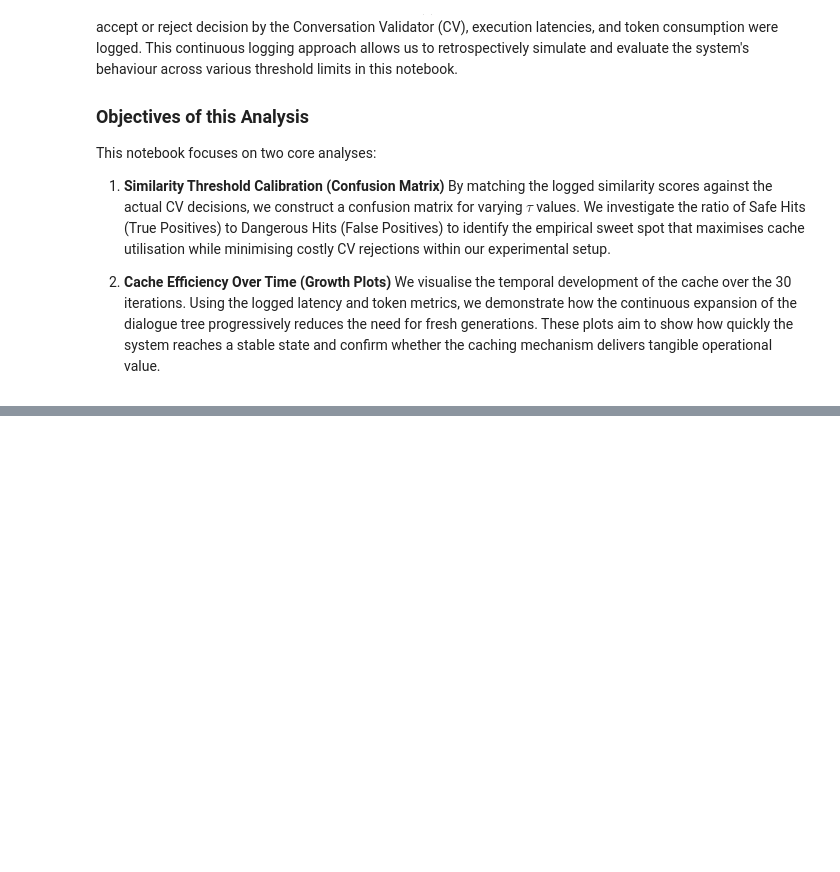
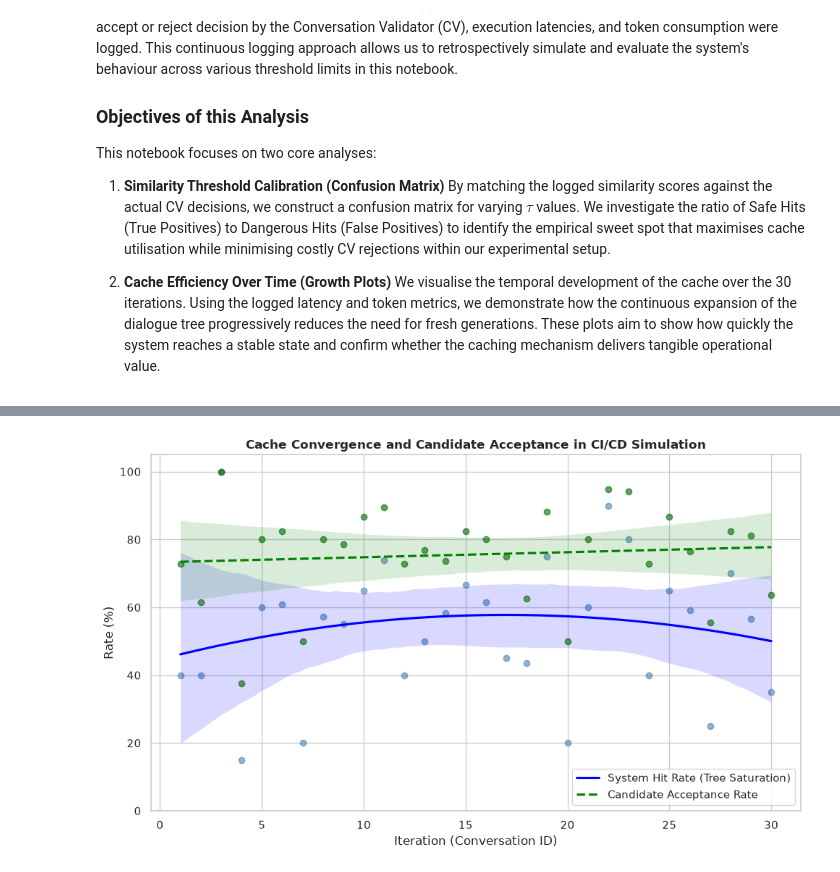
Before and after one commit to Daniel-Innsbruck/masterarbeit, a Jupyter notebook: phase_1_validation/caching_efficiency/cache_efficiency_analysis.ipynb, the cells around one changed output, grey strips where cells are left out. Drawn from its saved outputs; the diff is of its cells as text; code cells hidden in the pictures; blank space fills up the shorter version.

Commit message:
WIP: cache results

```diff
--- a/phase_1_validation/caching_efficiency/cache_efficiency_analysis.ipynb
+++ b/phase_1_validation/caching_efficiency/cache_efficiency_analysis.ipynb
@@ -130,0 +122,61 @@ Passing `palette` without assigning `hue` is deprecated and will be removed in v
+# %%
+import pandas as pd
+import numpy as np
+import matplotlib.pyplot as plt
+import seaborn as sns
+
+# Akademisches Styling für deine Masterarbeit
+sns.set_theme(style="whitegrid")
+plt.rcParams.update({'font.size': 12, 'font.family': 'sans-serif'})
+
+# Lade das DataFrame (falls nicht schon im Speicher)
+df = pd.read_csv("evaluation_dataset_full.csv")
+# %%
+import pandas as pd
+import matplotlib.pyplot as plt
+import seaborn as sns
+
+# Akademisches Styling
+sns.set_theme(style="whitegrid")
+plt.rcParams.update({'font.size': 12, 'font.family': 'sans-serif'})
+
+# 1. Datenvorbereitung (Booleans fixen)
+df_ongoing = df[df['turn_index'] > 0].copy()
+df_ongoing['cache_accepted'] = df_ongoing['cache_accepted_and_used'].isin([True, 'True', 1, 1.0])
+df_ongoing['cache_avail'] = df_ongoing['cache_available'].isin([True, 'True', 1, 1.0])
+
+# 2. Metrik A: System Hit Rate (Zeigt die Sättigung des Baumes)
+# Basis: ALLE generierten Turns. Wie viel % der Turns konnten aus dem Cache bedient werden?
+system_hit_rate = df_ongoing.groupby('conversation_id')['cache_accepted'].mean() * 100
+
+# 3. Metrik B: Candidate Acceptance Rate (Dein Gedanke!)
+# Basis: NUR Turns, bei denen der Vector-Cache einen Kandidaten hatte. Wie oft sagte der Validator "Ja"?
+df_candidates_only = df_ongoing[df_ongoing['cache_avail'] == True]
+acceptance_rate = df_candidates_only.groupby('conversation_id')['cache_accepted'].mean() * 100
+
+
+# 4. Plotten
+plt.figure(figsize=(10, 6))
+
+# Sättigungskurve (System Hit Rate)
+sns.regplot(x=system_hit_rate.index, y=system_hit_rate.values,
+            scatter_kws={'alpha':0.6, 'color': 'steelblue'},
+            line_kws={'color':'blue', 'label':'System Hit Rate (Tree Saturation)'},
+            order=2)
+
+# Acceptance Rate (Validator Quote)
+sns.regplot(x=acceptance_rate.index, y=acceptance_rate.values,
+            scatter_kws={'alpha':0.6, 'color': 'darkgreen', 'marker': 'x'},
+            line_kws={'color':'green', 'linestyle': '--', 'label':'Candidate Acceptance Rate'},
+            order=1)
+
+plt.title('Cache Convergence and Candidate Acceptance in CI/CD Simulation', fontweight='bold')
+plt.xlabel('Iteration (Conversation ID)')
+plt.ylabel('Rate (%)')
+plt.ylim(0, 105)
+plt.legend(loc='lower right')
+plt.tight_layout()
+plt.savefig('cache_convergence_combined.pdf')
+plt.show()
+# %% [output]
+[figure, added]
```
Also changed, not shown: parts of 8 cells of this notebook, 9 other files.
